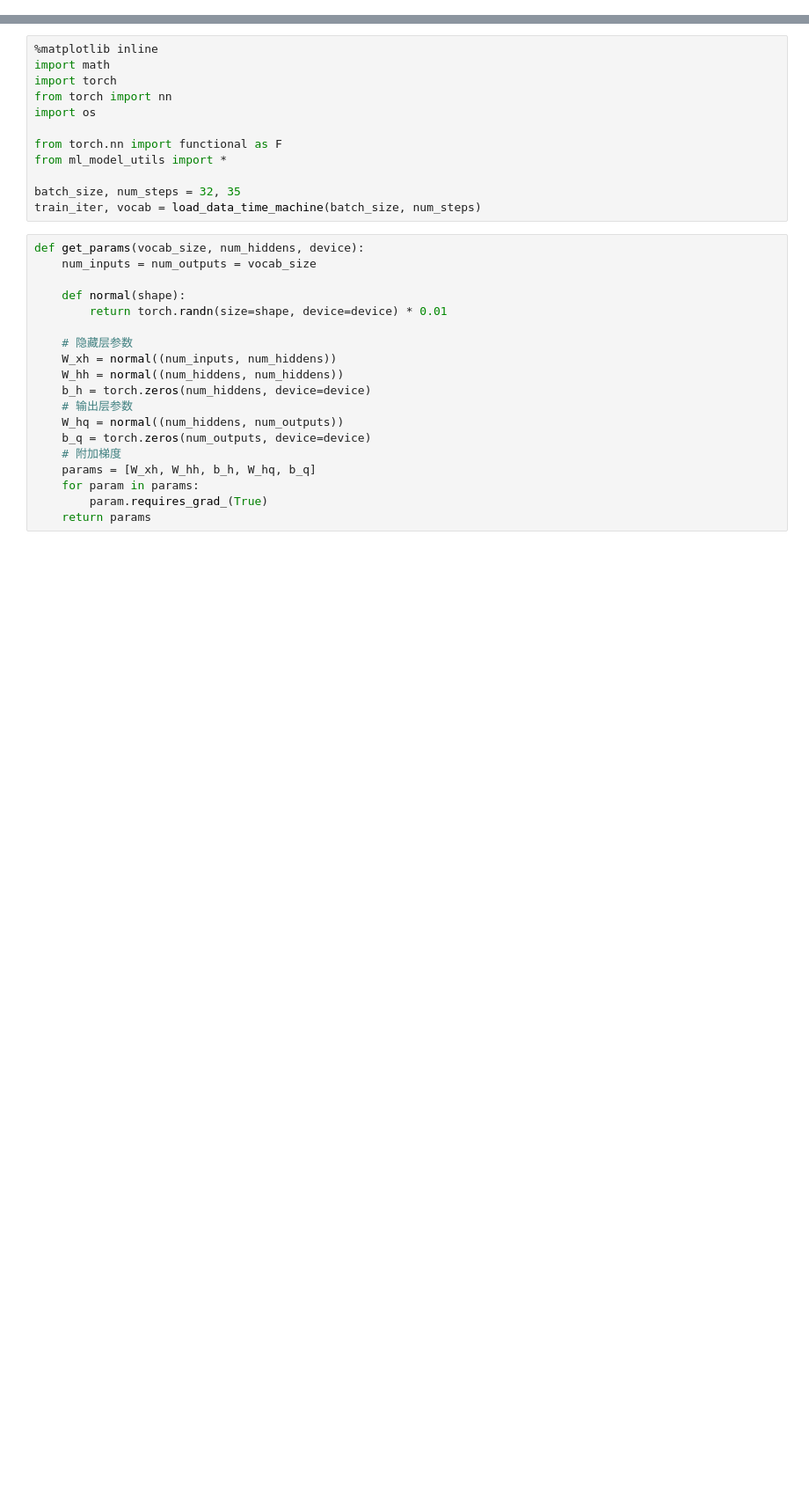
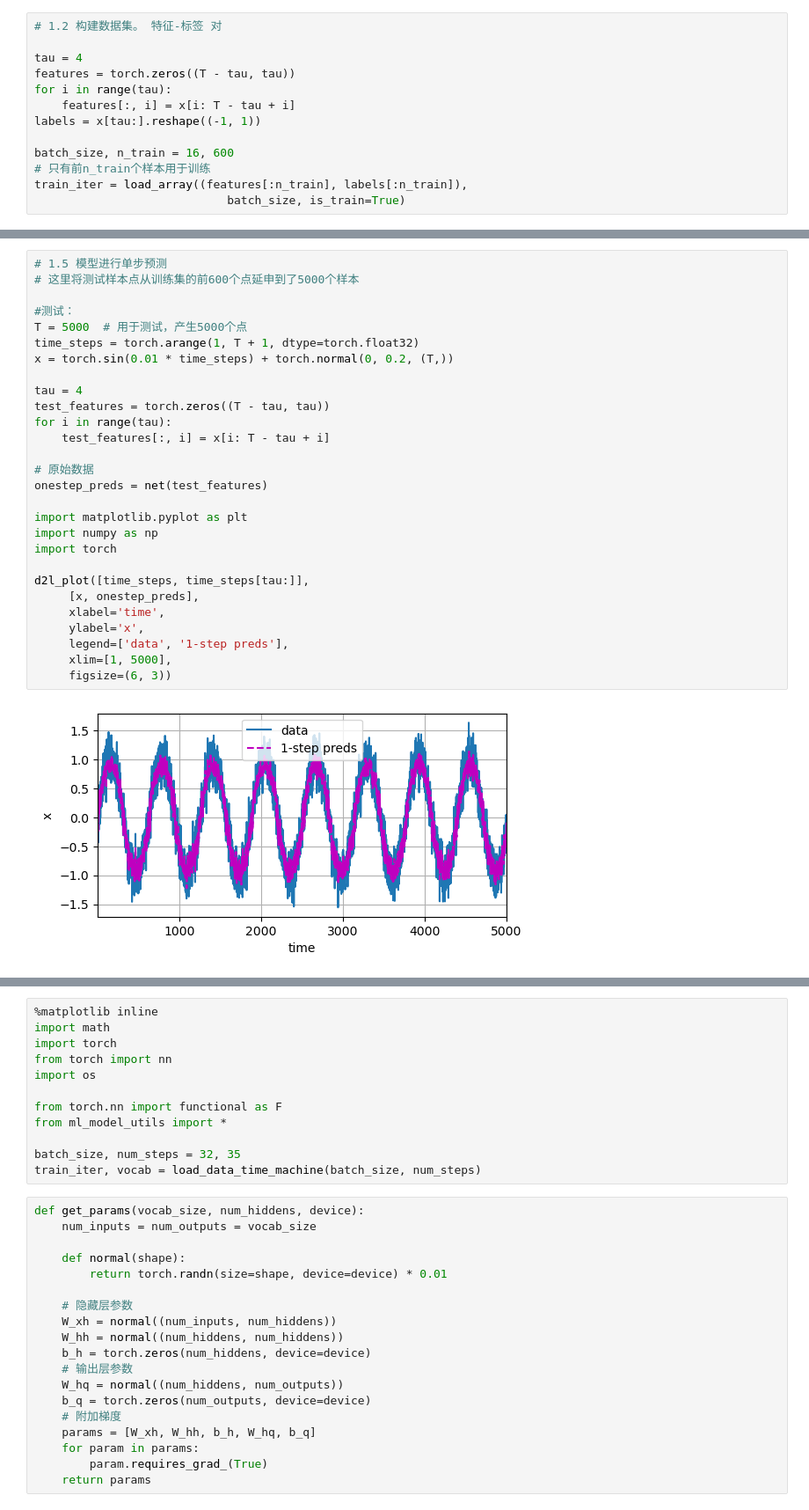
Before and after one commit to chilltse/notes_limu, a Jupyter notebook: model/RNN.ipynb, the cells around one changed output, grey strips where cells are left out. Shown at 88% size. Saved outputs shown, nothing was run; the diff lists cells and outputs as text; blank space fills up the shorter version.

Commit message:
time sequence summary

```diff
--- a/model/RNN.ipynb
+++ b/model/RNN.ipynb
@@ -18,0 +24,13 @@ plt.show()
+# %%
+# 1.2 构建数据集。 特征-标签 对
+
+tau = 4
+features = torch.zeros((T - tau, tau))
+for i in range(tau):
+    features[:, i] = x[i: T - tau + i]
+labels = x[tau:].reshape((-1, 1))
+
+batch_size, n_train = 16, 600
+# 只有前n_train个样本用于训练
+train_iter = load_array((features[:n_train], labels[:n_train]),
+                            batch_size, is_train=True)
@@ -18,0 +126,30 @@ plt.show()
+# %%
+# 1.5 模型进行单步预测
+# 这里将测试样本点从训练集的前600个点延申到了5000个样本
+
+#测试：
+T = 5000  # 用于测试，产生5000个点
+time_steps = torch.arange(1, T + 1, dtype=torch.float32)
+x = torch.sin(0.01 * time_steps) + torch.normal(0, 0.2, (T,))
+
+tau = 4
+test_features = torch.zeros((T - tau, tau))
+for i in range(tau):
+    test_features[:, i] = x[i: T - tau + i]
+
+# 原始数据
+onestep_preds = net(test_features)
+
+import matplotlib.pyplot as plt
+import numpy as np
+import torch
+
+d2l_plot([time_steps, time_steps[tau:]],
+     [x, onestep_preds],
+     xlabel='time',
+     ylabel='x',
+     legend=['data', '1-step preds'],
+     xlim=[1, 5000],
+     figsize=(6, 3))
+# %% [output]
+[figure, added]
```
Also changed, not shown: parts of 20 cells of this notebook, 2 other files.
